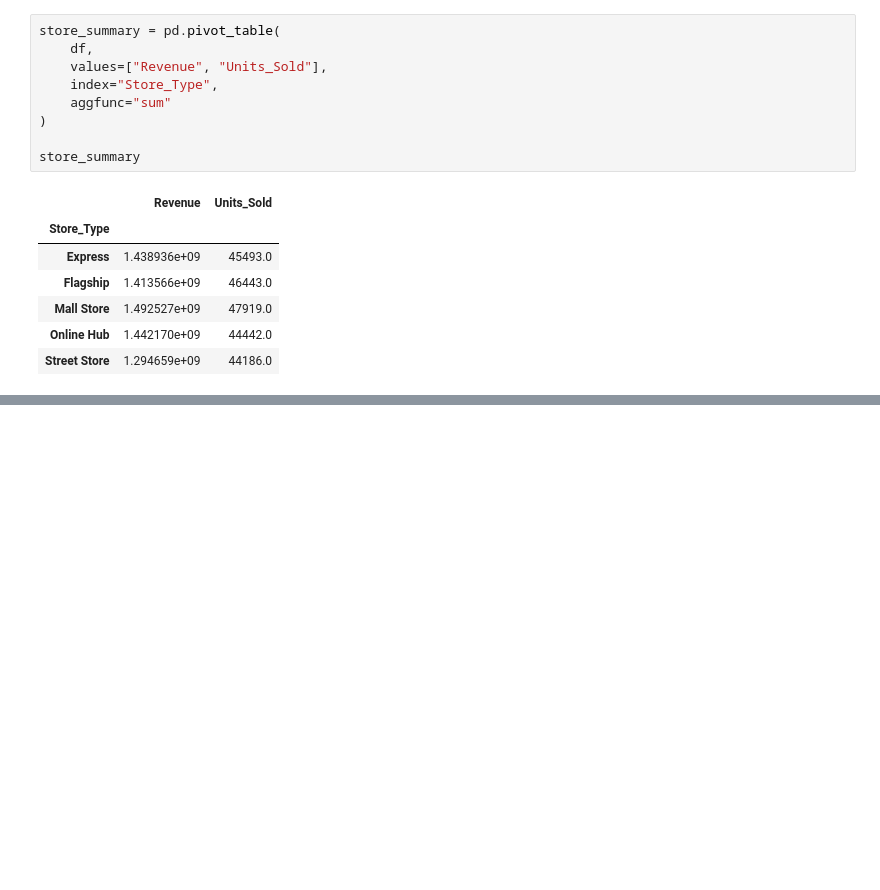
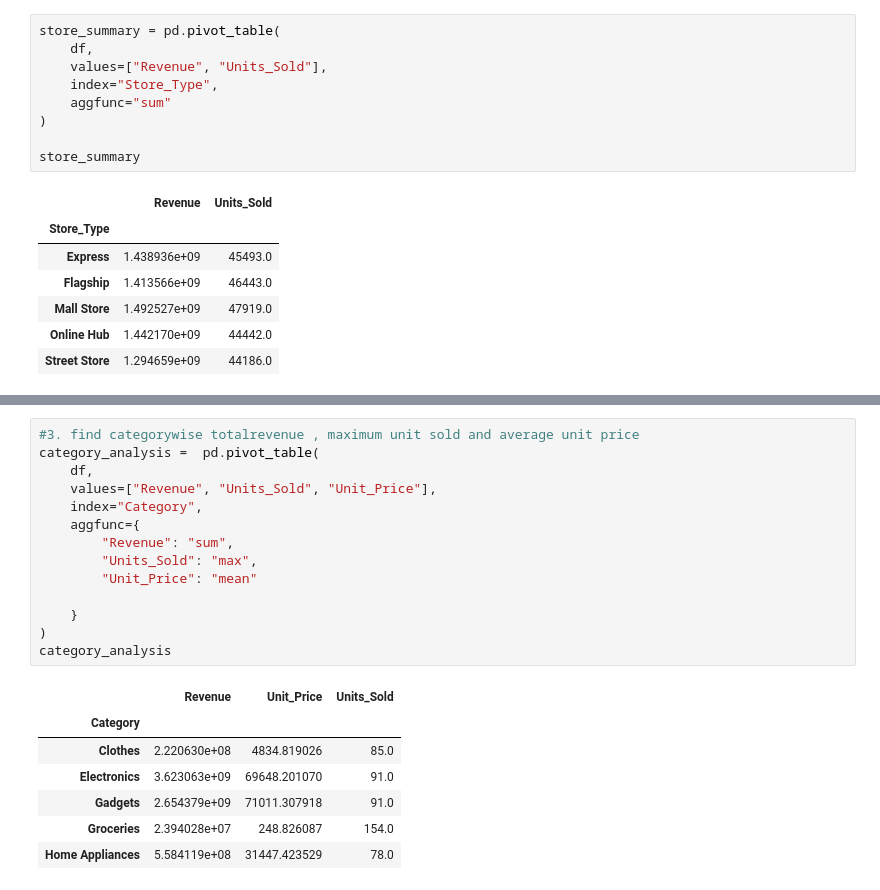
Before and after one commit to Snehal05300/Retail-Analytics-Kickoff-Dataset-Exploration-Statistical-Analysis, a Jupyter notebook: Lab_10.ipynb, the cells around one changed output, grey strips where cells are left out. Cells and saved outputs as stored; diff of their text form; blank space fills up the shorter version.

```diff
--- a/Lab_10.ipynb
+++ b/Lab_10.ipynb
@@ -265,0 +313,22 @@ store_summary
+# %%
+#3. find categorywise totalrevenue , maximum unit sold and average unit price
+category_analysis =  pd.pivot_table(
+    df,
+    values=["Revenue", "Units_Sold", "Unit_Price"],
+    index="Category",
+    aggfunc={
+        "Revenue": "sum",
+        "Units_Sold": "max",
+        "Unit_Price": "mean"
+
+    }
+)
+category_analysis
+# %% [output]
+|  | Revenue | Unit_Price | Units_Sold |
+| Category |  |  |  |
+| Clothes | 2.220630e+08 | 4834.819026 | 85.0 |
+| Electronics | 3.623063e+09 | 69648.201070 | 91.0 |
+| Gadgets | 2.654379e+09 | 71011.307918 | 91.0 |
+| Groceries | 2.394028e+07 | 248.826087 | 154.0 |
+| Home Appliances | 5.584119e+08 | 31447.423529 | 78.0 |
```
Also changed, not shown: parts of 3 cells of this notebook, 4 other files.
